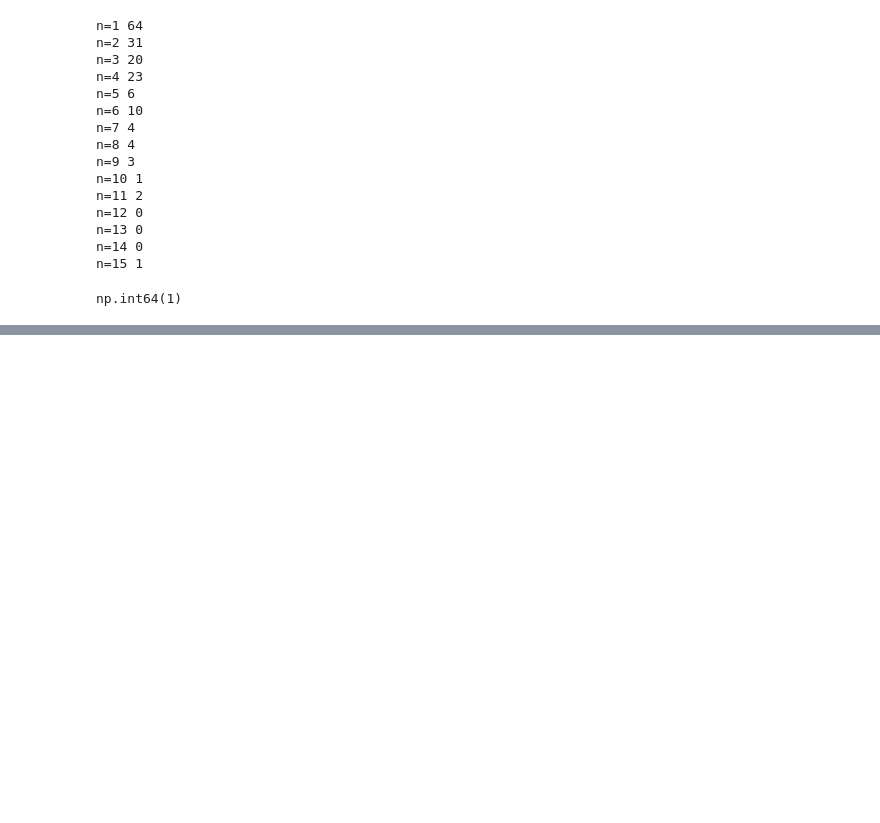
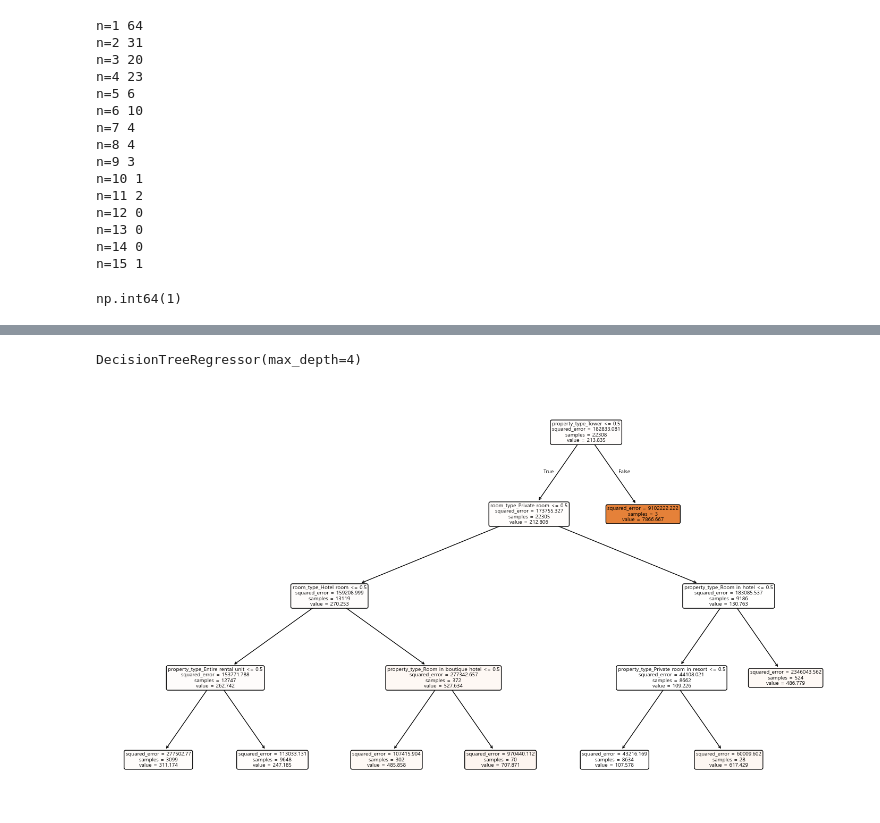
Before and after one commit to sybeom528/airbnb_price_prediction, a Jupyter notebook: notebooks/lch_first_eda.ipynb, the cells around one changed output, grey strips where cells are left out. Saved outputs shown, nothing was run; the diff lists cells and outputs as text; code cells hidden in the pictures; blank space fills up the shorter version.

```diff
--- a/notebooks/lch_first_eda.ipynb
+++ b/notebooks/lch_first_eda.ipynb
@@ -989,0 +1131,25 @@ np.int64(1)
+# %%
+from sklearn.tree import DecisionTreeRegressor
+import pandas as pd
+
+X = pd.get_dummies(df[['property_type','room_type']], drop_first=True)
+y = df['price']
+
+model = DecisionTreeRegressor(max_depth=4)
+model.fit(X, y)
+# %% [output]
+DecisionTreeRegressor(max_depth=4)
+# %%
+from sklearn.tree import plot_tree
+import matplotlib.pyplot as plt
+
+plt.figure(figsize=(18,10))
+plot_tree(
+    model,
+    feature_names=X.columns,
+    filled=True,
+    rounded=True
+)
+plt.show()
+# %% [output]
+[figure, added]
```
Also changed, not shown: parts of 20 cells of this notebook, 1 other file.
